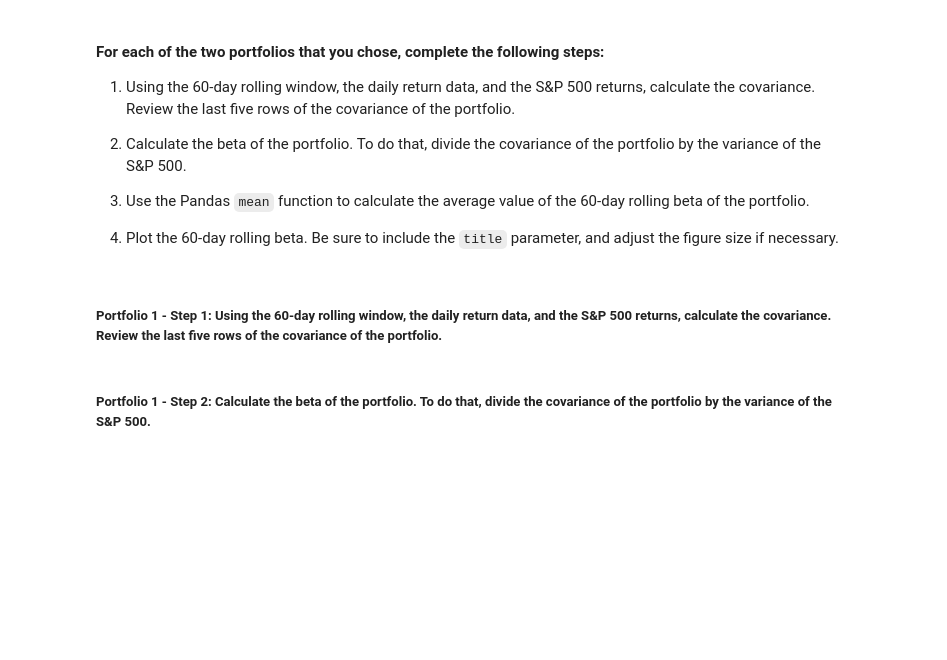
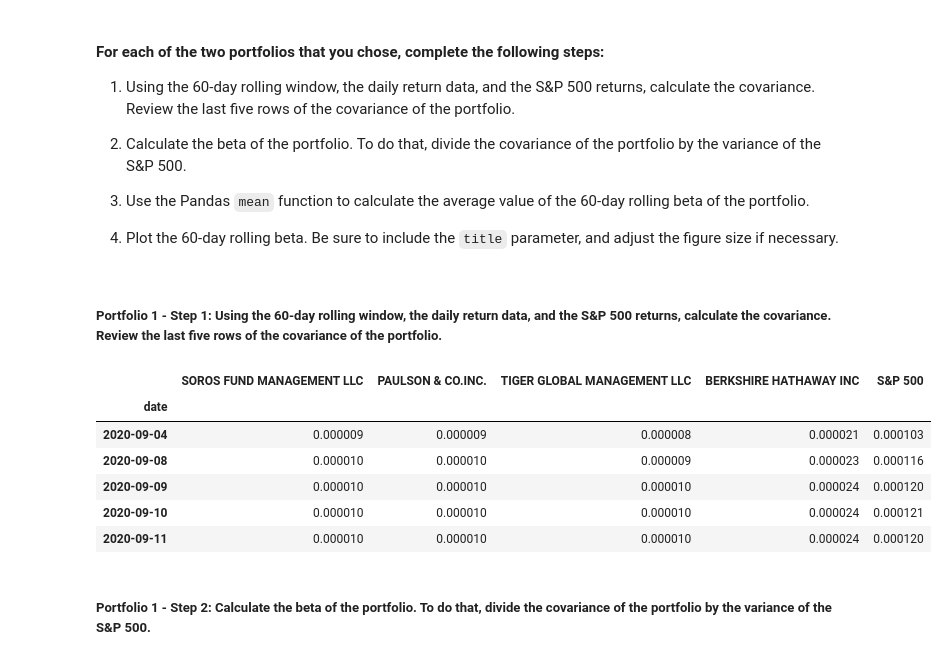
Before and after one commit to JL7788/Risk-Return-Analysis, a Jupyter notebook: risk_return_analysis.ipynb, the cells around one changed output. Saved outputs shown, nothing was run; the diff lists cells and outputs as text; code cells hidden in the pictures; blank space fills up the shorter version.

```diff
--- a/risk_return_analysis.ipynb
+++ b/risk_return_analysis.ipynb
@@ -436,7 +436,21 @@ Your analysis is nearing completion. Now, you need to evaluate how the portfolio
 # %%
 # Calculate the covariance using a 60-day rolling window
 # Review the last five rows of the covariance data
 # YOUR CODE HERE
+
+Sixtyday_rolling_cov = daily_returns_whale.rolling(window=60).cov(daily_returns_whale['S&P 500'])
+
+Sixtyday_rolling_cov1 = Sixtyday_rolling_cov.pct_change().dropna()
+
+Sixtyday_rolling_cov.tail()
+# %% [output]
+|  | SOROS FUND MANAGEMENT LLC | PAULSON & CO.INC. | TIGER GLOBAL MANAGEMENT LLC | BERKSHIRE HATHAWAY INC | S&P 500 |
+| date |  |  |  |  |  |
+| 2020-09-04 | 0.000009 | 0.000009 | 0.000008 | 0.000021 | 0.000103 |
+| 2020-09-08 | 0.000010 | 0.000010 | 0.000009 | 0.000023 | 0.000116 |
+| 2020-09-09 | 0.000010 | 0.000010 | 0.000010 | 0.000024 | 0.000120 |
+| 2020-09-10 | 0.000010 | 0.000010 | 0.000010 | 0.000024 | 0.000121 |
+| 2020-09-11 | 0.000010 | 0.000010 | 0.000010 | 0.000024 | 0.000120 |
 # %% [markdown]
 ##### Portfolio 1 - Step 2: Calculate the beta of the portfolio. To do that, divide the covariance of the portfolio by the variance of the S&P 500.
 # %%
```
Also changed, not shown: parts of 15 cells of this notebook.
